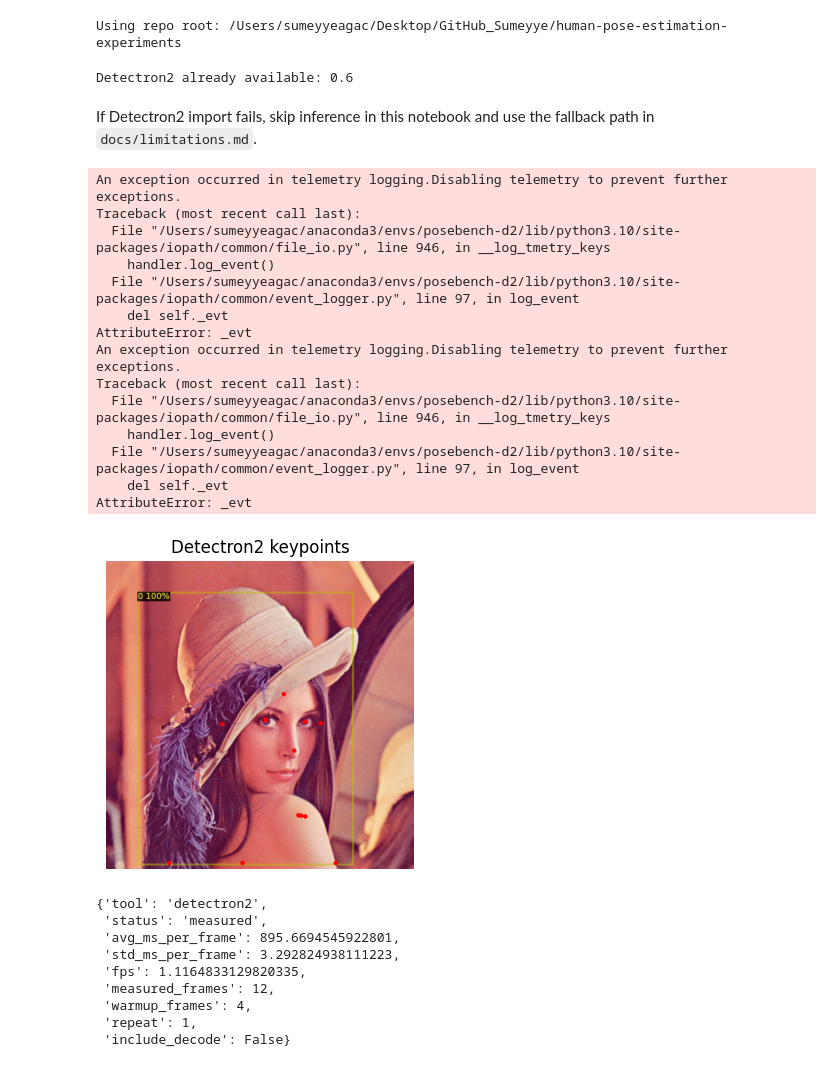
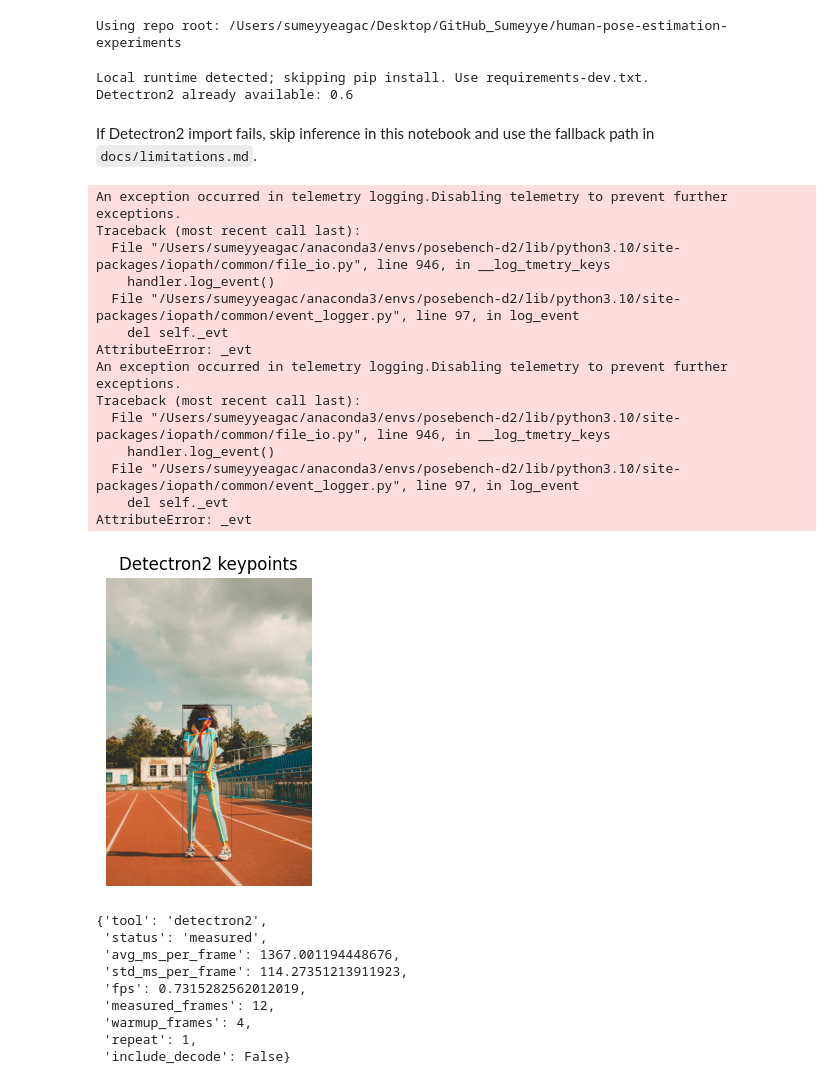
Before and after one commit to sumeyye-agac/human-pose-estimation-experiments, a Jupyter notebook: Detectron2/01_detectron2_keypoints_demo.ipynb, the cells around one changed output. Drawn from its saved outputs; the diff is of its cells as text; code cells hidden in the pictures.

```diff
--- a/Detectron2/01_detectron2_keypoints_demo.ipynb
+++ b/Detectron2/01_detectron2_keypoints_demo.ipynb
@@ -41,6 +41,10 @@ print(f"Using repo root: {repo_root}")
 Using repo root: /Users/sumeyyeagac/Desktop/GitHub_Sumeyye/human-pose-estimation-experiments
 # %%
 def pip_install(*packages: str) -> None:
+    """Install notebook dependencies in Colab; local runtimes manage their own env."""
+    if "google.colab" not in sys.modules:
+        print("Local runtime detected; skipping pip install. Use requirements-dev.txt.")
+        return
     subprocess.run([sys.executable, "-m", "pip", "install", "-q", "--upgrade-strategy", "only-if-needed", *packages], check=True)
 
 pip_install(
@@ -62,6 +66,7 @@ except Exception:
     except Exception as exc:
         print(f"Detectron2 install warning: {exc}")
 # %% [output]
+Local runtime detected; skipping pip install. Use requirements-dev.txt.
 Detectron2 already available: 0.6
 # %% [markdown]
 If Detectron2 import fails, skip inference in this notebook and use the fallback path in `docs/limitations.md`.
@@ -79,23 +84,26 @@ status_payload = {"tool": "detectron2", "status": "not_measured", "notes": "Dete
 try:
     from detectron2 import model_zoo
     from detectron2.config import get_cfg
+    from detectron2.data import MetadataCatalog
     from detectron2.engine import DefaultPredictor
     from detectron2.utils.visualizer import Visualizer
     detectron2_ready = True
 except Exception as exc:
     detectron2_ready = False
     status_payload["notes"] = f"Detectron2 import failed: {exc}"
-sample_path = repo_root / "assets" / "sample_input_walking.jpg"
+sample_path = repo_root / "assets" / "pose_demo_full_body.jpg"
 def download_file(url: str, destination: Path) -> None:
     request = urllib.request.Request(url, headers={"User-Agent": "Mozilla/5.0"})
-    with urllib.request.urlopen(request, timeout=20) as response, destination.open("wb") as f:
+    with urllib.request.urlopen(request, timeout=30) as response, destination.open("wb") as f:
         f.write(response.read())
 def ensure_sample_image(path: Path) -> Path:
     if path.exists():
         return path
     candidates = [
-        "https://raw.githubusercontent.com/opencv/opencv/master/samples/data/lena.jpg",
-        "https://images.pexels.com/photos/936075/pexels-photo-936075.jpeg?auto=compress&cs=tinysrgb&w=640",
+        # Photo by Valerie Elash on Unsplash (Unsplash License).
+        # Provenance and manual download command: assets/SOURCES.md
+        "https://images.unsplash.com/photo-1560362614-89027598847b?auto=format&fit=max&w=1080&q=85",
+        "https://unsplash.com/photos/aHdkrxbQhZo/download?force=true&w=1080",
     ]
     last_error = None
     for url in candidates:
@@ -150,7 +158,10 @@ if detectron2_ready:
         ]
         export_frames_to_csv(frames, repo_root / "results" / "detectron2_demo_keypoints.csv")
         export_frames_to_json(frames, repo_root / "results" / "detectron2_demo_keypoints.json")
-        vis = Visualizer(bgr[:, :, ::-1], metadata=None, scale=1.0)
+        # Without dataset metadata the visualizer knows no class names and no
+        # keypoint connection rules, so it would draw bare dots instead of a skeleton.
+        keypoint_metadata = MetadataCatalog.get(cfg.DATASETS.TRAIN[0])
+        vis = Visualizer(bgr[:, :, ::-1], metadata=keypoint_metadata, scale=1.0)
         vis_img = vis.draw_instance_predictions(instances).get_image()
         out_path = repo_root / "assets" / "generated" / "detectron2_demo_overlay.jpg"
         out_path.parent.mkdir(parents=True, exist_ok=True)
@@ -171,39 +182,39 @@ if detectron2_ready:
             frames=[bgr],
             config=BenchmarkConfig(warmup_frames=4, measured_frames=12, repeat=1),
         )
         write_json(bench_result, repo_root / "results" / "benchmark_raw_detectron2_demo.json")
         status_payload = bench_result
     except Exception as exc:
         status_payload = {
             "tool": "detectron2",
             "status": "not_measured",
             "notes": f"Detectron2 runtime failed: {exc}",
         }
         write_json(status_payload, repo_root / "results" / "benchmark_raw_detectron2_demo.json")
 else:
     write_json(status_payload, repo_root / "results" / "benchmark_raw_detectron2_demo.json")
 status_payload
 # %% [output]
 An exception occurred in telemetry logging.Disabling telemetry to prevent further exceptions.
 Traceback (most recent call last):
   File "/Users/sumeyyeagac/anaconda3/envs/posebench-d2/lib/python3.10/site-packages/iopath/common/file_io.py", line 946, in __log_tmetry_keys
     handler.log_event()
   File "/Users/sumeyyeagac/anaconda3/envs/posebench-d2/lib/python3.10/site-packages/iopath/common/event_logger.py", line 97, in log_event
     del self._evt
 AttributeError: _evt
 An exception occurred in telemetry logging.Disabling telemetry to prevent further exceptions.
 Traceback (most recent call last):
   File "/Users/sumeyyeagac/anaconda3/envs/posebench-d2/lib/python3.10/site-packages/iopath/common/file_io.py", line 946, in __log_tmetry_keys
     handler.log_event()
   File "/Users/sumeyyeagac/anaconda3/envs/posebench-d2/lib/python3.10/site-packages/iopath/common/event_logger.py", line 97, in log_event
     del self._evt
 AttributeError: _evt
-[figure, old version]
+[figure, new version]
 {'tool': 'detectron2',
  'status': 'measured',
- 'avg_ms_per_frame': 895.6694545922801,
- 'std_ms_per_frame': 3.292824938111223,
- 'fps': 1.1164833129820335,
+ 'avg_ms_per_frame': 1367.001194448676,
+ 'std_ms_per_frame': 114.27351213911923,
+ 'fps': 0.7315282562012019,
  'measured_frames': 12,
  'warmup_frames': 4,
  'repeat': 1,
```
Also changed, not shown: 34 other files.
